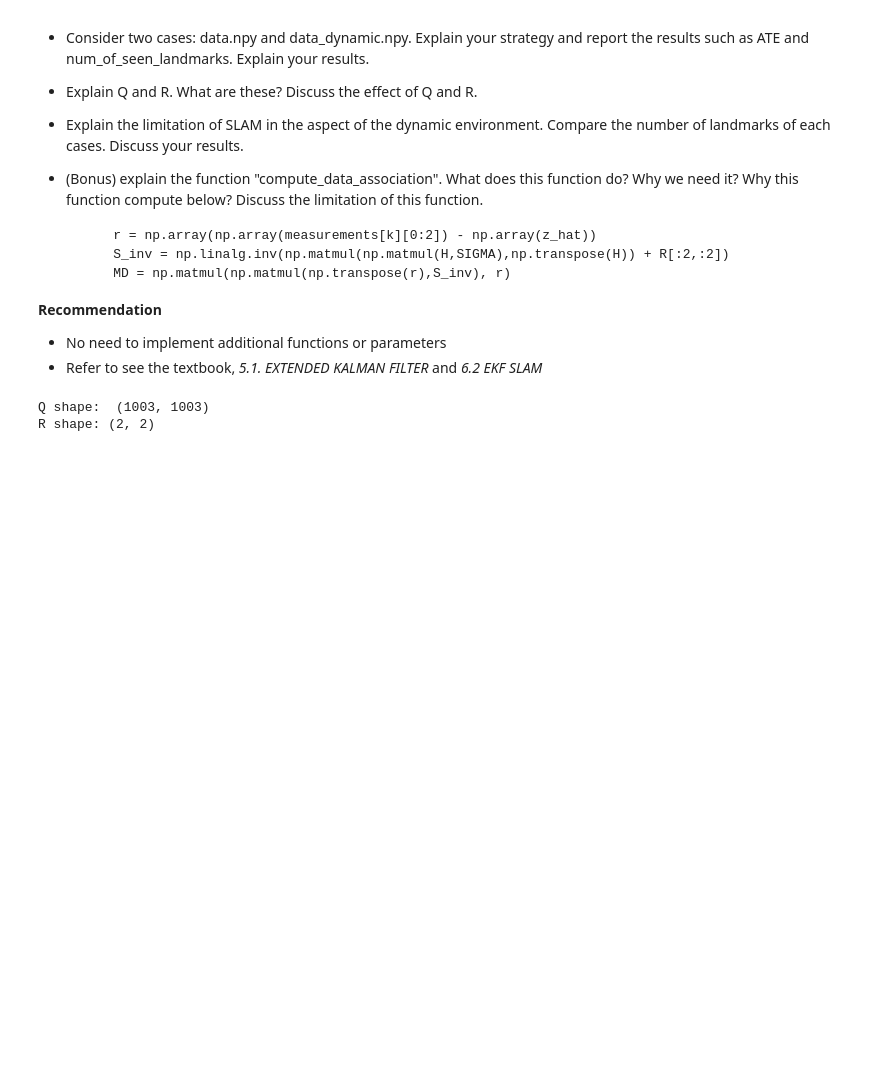
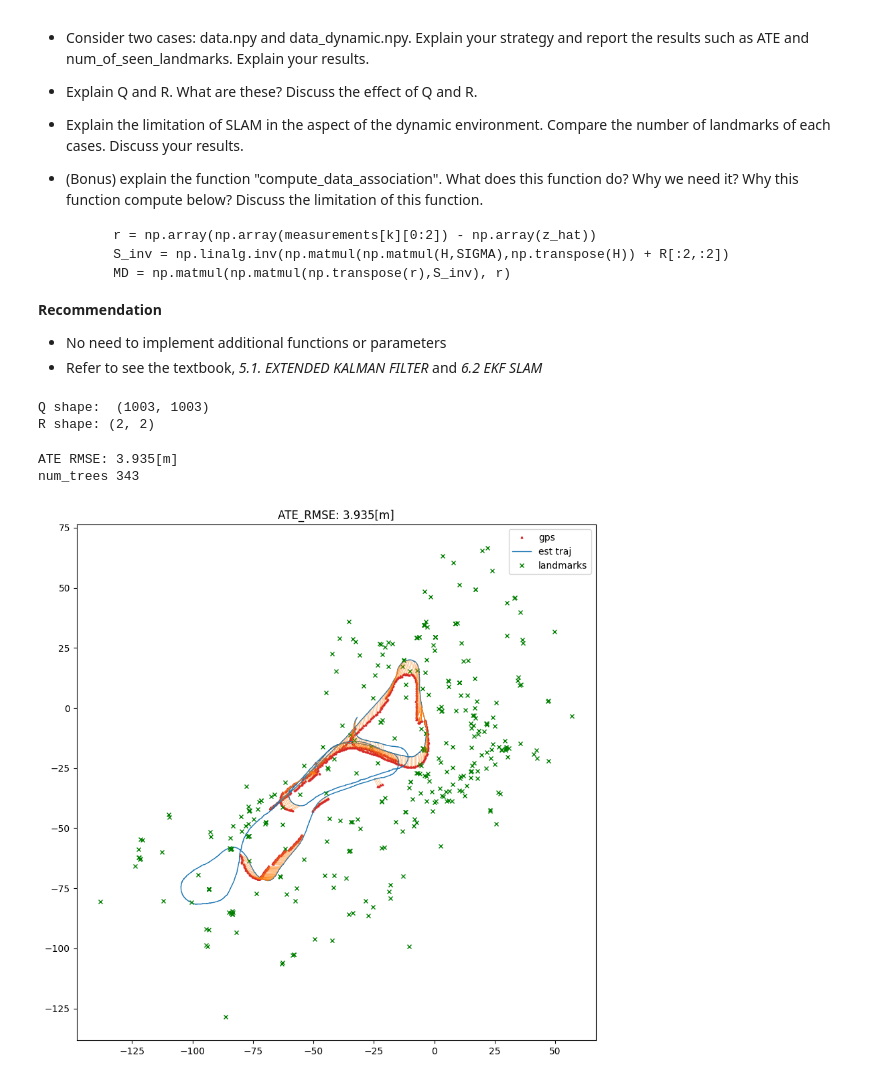
Before and after one commit to 0123gabriel/SLAM-VictoriaPark, a Jupyter notebook: SLAM_final_project_din.ipynb, the cells around one changed output. Saved outputs shown, nothing was run; the diff lists cells and outputs as text; code cells hidden in the pictures; blank space fills up the shorter version.

Commit message:
:fire: EKF SLAM with dynamic landmarks has been solved, and static EKF SLAM has also been tried with dynamic data

```diff
--- a/SLAM_final_project_din.ipynb
+++ b/SLAM_final_project_din.ipynb
@@ -196,7 +196,7 @@ def cal_ate_rmse(state_history, gps_history):
 # parameters
 robot_dim = 3
 landmark_dim = 2
-num_of_total_landmarks = 500 # assumed to be known
+num_of_total_landmarks = 400 # assumed to be known
 
 vehicle_params = {
         "a": 3.78,
@@ -334,7 +334,7 @@ print('Q shape: ', Q.shape)
 #             (5*np.pi/180)**2] # variance of landmark theta
 #                     * num_of_total_landmarks)
 
-R = np.diag([0.7**3, (7*np.pi/180)**3])
+R = np.diag([0.1**2, (1*np.pi/180)**2])
 print('R shape:', R.shape)
 # %% [output]
 Q shape:  (1003, 1003)
@@ -346,7 +346,7 @@ R shape: (2, 2)
 # Reading dataset
 # events, robot_init_pose = read_data(len_data=10000, path=your_data_path)
 
-events, robot_init_pose = np.load('data.npy', allow_pickle=True)
+events, robot_init_pose = np.load('data_dynamic.npy', allow_pickle=True)
 #print('Init robot position:', robot_init_pose)
 
 '''
@@ -470,33 +470,37 @@ for i, event in tqdm(enumerate(events), total=len(events)):
     #print('State history:', state_history['x'][-1])
     state_history['P'] = np.vstack((state_history['P'], np.diag(SIGMA[:3,:3])))
     state_history['robot_pose_history'].append([time_prev, MU[0], MU[1]])
 
 # end of data
 ATE_RMSE, idxs_gps, idxs_est = cal_ate_rmse(state_history['robot_pose_history'], gps_history)
 
 # plot results
 plt.cla()
 plt.rcParams['figure.figsize'] = [10, 10]
 ## GPS
 gps_history = np.array(gps_history)
 plt.plot(gps_history[:,1], gps_history[:,2], '^', markersize=2, color='tab:red', label='gps')
 ## Estimated Traj
 plt.plot(state_history['x'][:,0], state_history['x'][:,1], color='tab:blue', linewidth=1, label='est traj')
 ## Landmarks
 trees_plot = np.array(MU[3:]).reshape(-1,2)
 plt.plot(trees_plot[:,0], trees_plot[:,1], 'xg', markersize=4, label='landmarks')
 
 ## Optional, to check associations between est traj and gps datas
 for i in range(len(idxs_gps)):
     plt.plot(   [state_history['x'][idxs_est[i],0], gps_history[idxs_gps[i],1]],\
                 [state_history['x'][idxs_est[i],1], gps_history[idxs_gps[i],2]],\
                 color='tab:orange', linewidth=0.3)
 
 print("num_trees", num_of_seen_landmarks)
 
 plt.title(f"ATE_RMSE: {ATE_RMSE:.3f}[m]")
 plt.legend()
 plt.show()
+# %% [output]
+ATE RMSE: 3.935[m]
+num_trees 343
+[figure, added]
 # %%
 events, robot_init_pose = np.load('data.npy', allow_pickle=True)
 
```
Also changed, not shown: 1 other file.
